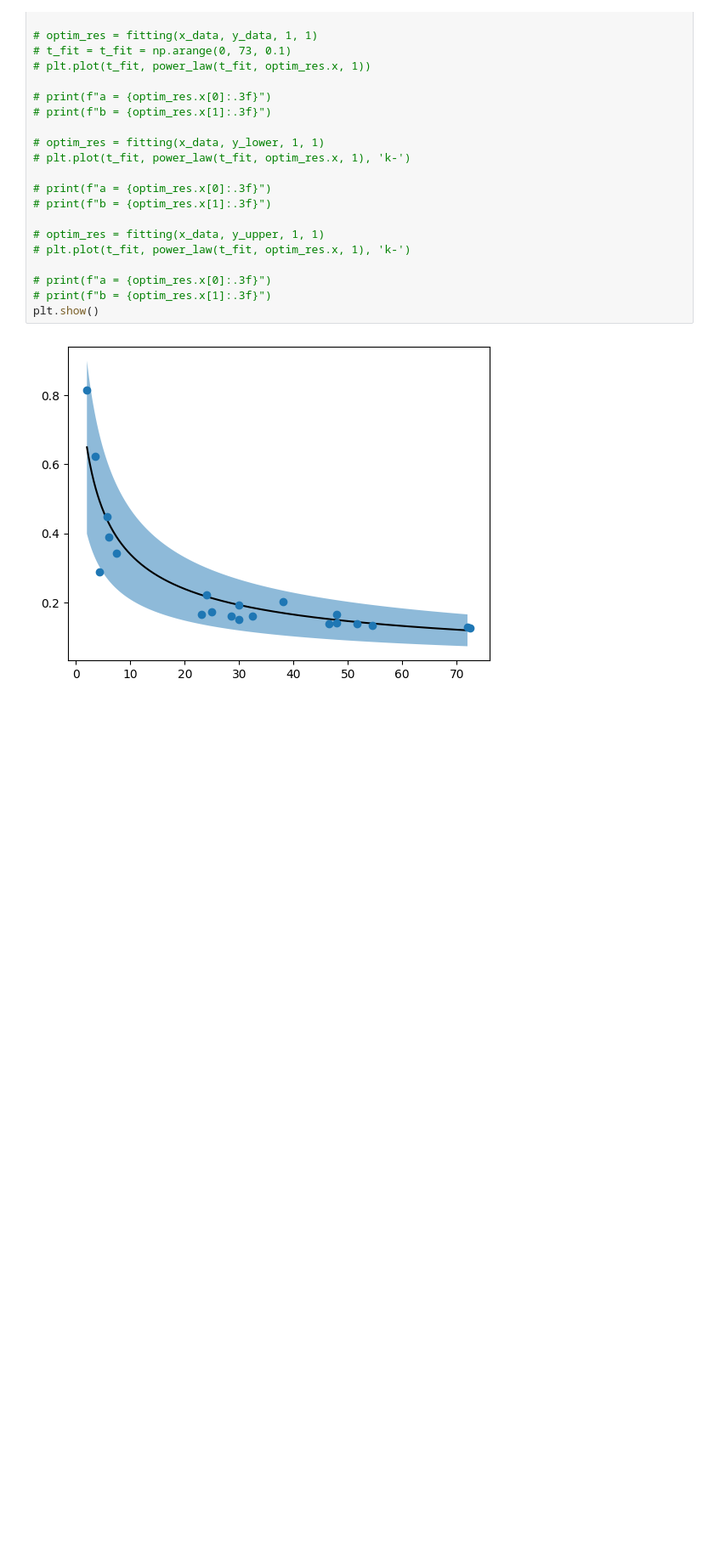
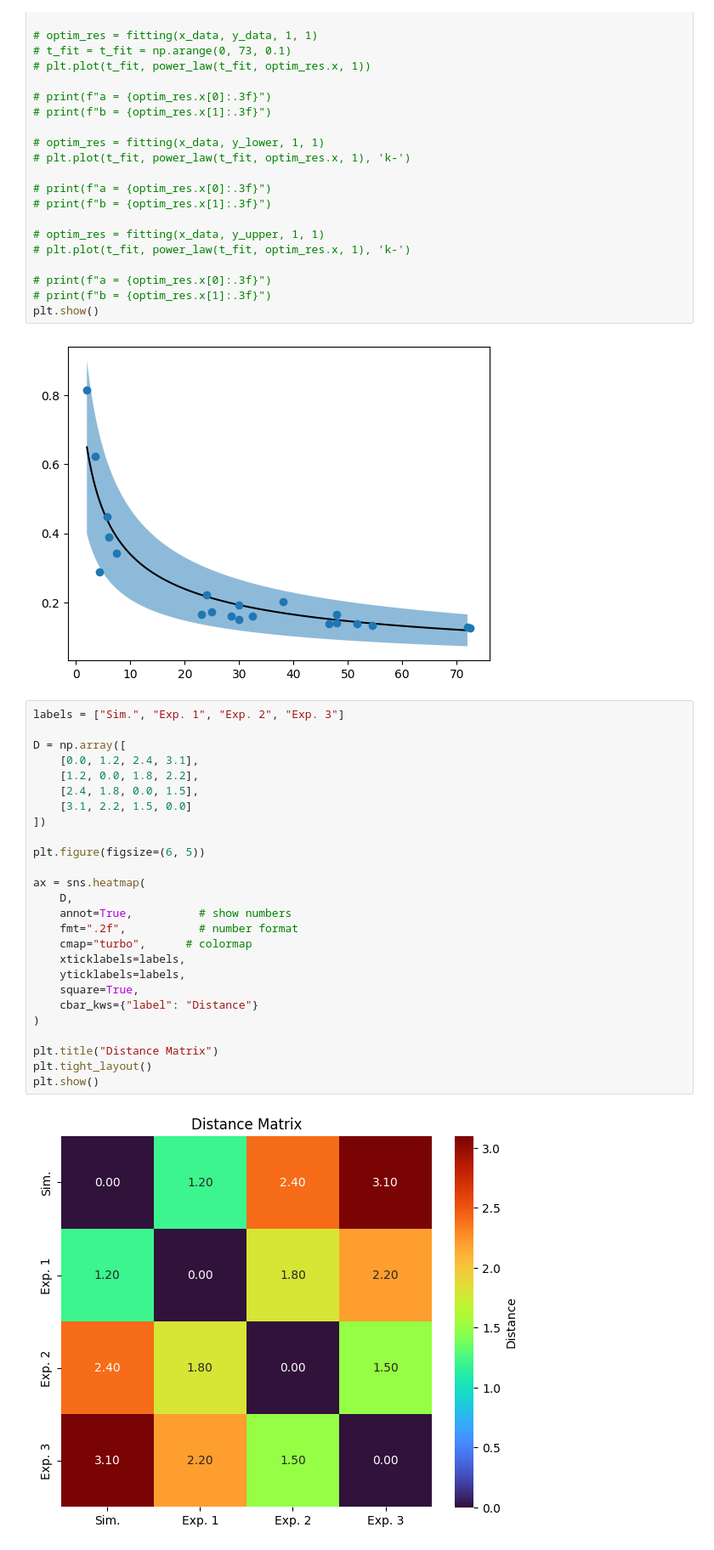
Before and after one commit to morphing-matter-lab/muscle-fiber-model, a Jupyter notebook: stats.ipynb, the cells around one changed output. Shown at 85% size. Drawn from its saved outputs; the diff is of its cells as text; blank space fills up the shorter version.

Commit message:
Add distance matrix

```diff
--- a/stats.ipynb
+++ b/stats.ipynb
@@ -543,3 +544,31 @@ plt.fill_between(x_data, y_lower, y_upper,
 plt.show()
 # %% [output]
 [figure]
+# %%
+labels = ["Sim.", "Exp. 1", "Exp. 2", "Exp. 3"]
+
+D = np.array([
+    [0.0, 1.2, 2.4, 3.1],
+    [1.2, 0.0, 1.8, 2.2],
+    [2.4, 1.8, 0.0, 1.5],
+    [3.1, 2.2, 1.5, 0.0]
+])
+
+plt.figure(figsize=(6, 5))
+
+ax = sns.heatmap(
+    D,
+    annot=True,          # show numbers
+    fmt=".2f",           # number format
+    cmap="turbo",      # colormap
+    xticklabels=labels,
+    yticklabels=labels,
+    square=True,
+    cbar_kws={"label": "Distance"}
+)
+
+plt.title("Distance Matrix")
+plt.tight_layout()
+plt.show()
+# %% [output]
+[figure, added]
```
Also changed, not shown: parts of 1 cell of this notebook.
